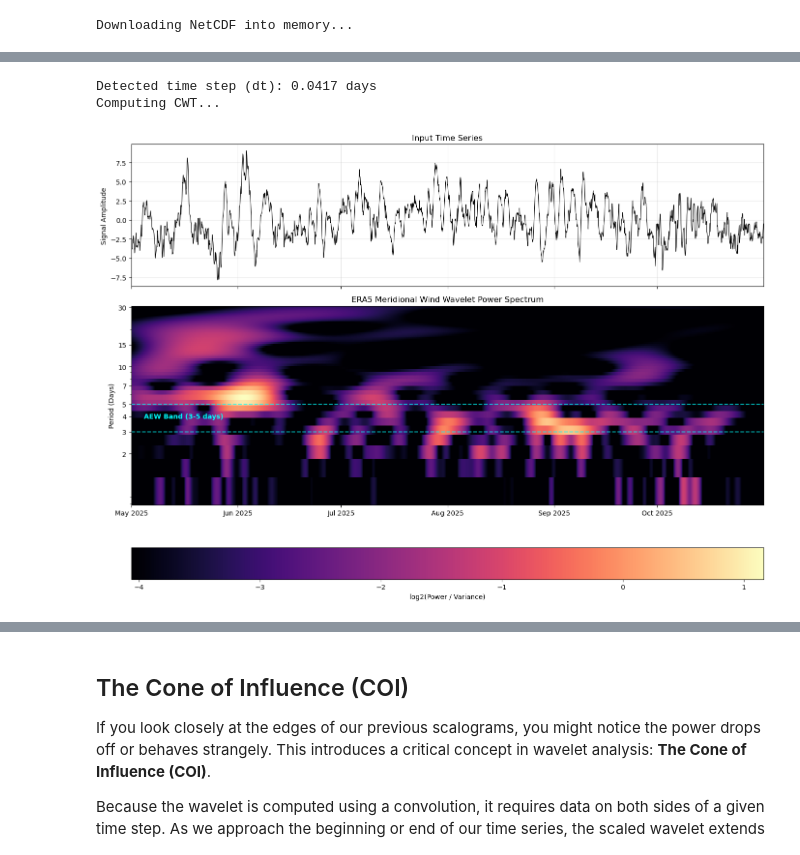
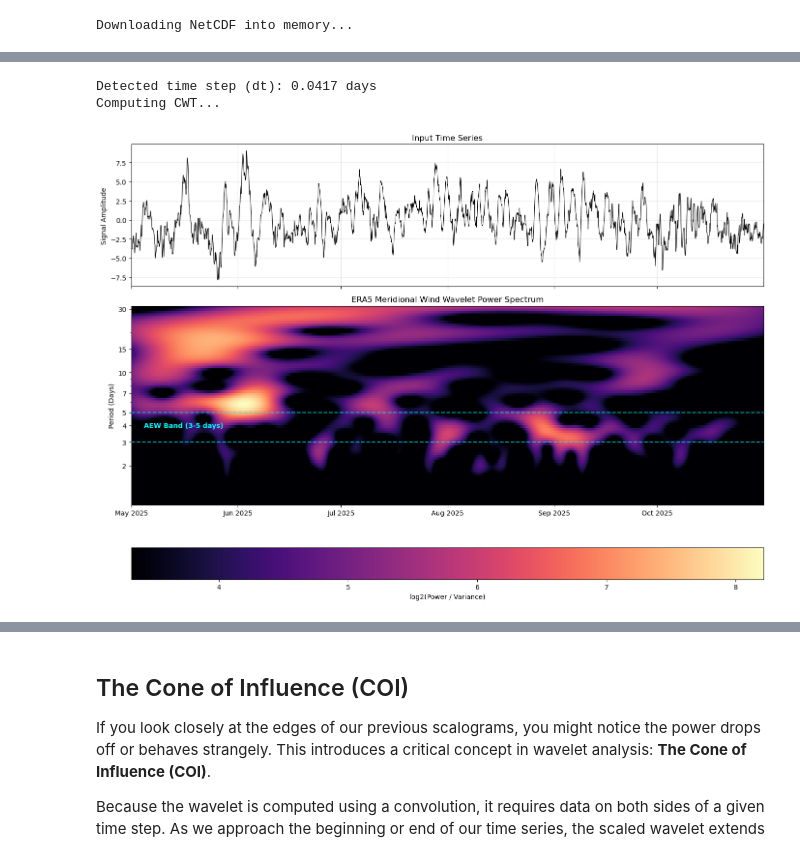
Before and after one commit to adriantompkins/climate-book, a Jupyter notebook: notebooks/part2_cda/climdata_wavelet_analysis.ipynb, the cells around one changed output, grey strips where cells are left out. Saved outputs shown, nothing was run; the diff lists cells and outputs as text; code cells hidden in the pictures.

Commit message:
bug corrections of the scaling for the wavelets

```diff
--- a/notebooks/part2_cda/climdata_wavelet_analysis.ipynb
+++ b/notebooks/part2_cda/climdata_wavelet_analysis.ipynb
@@ -392,13 +391,13 @@ def cwt_scratch(data, dt, scales, w0=6.0):
         if n_samples % 2 == 0: n_samples += 1
         t_wavelet = np.linspace(-half_width, half_width, n_samples)
 
-        # Generate wavelet using our earlier routine, yay!!! nnote the scale fac
-        wavelet = morlet_wavelet(t_wavelet/s, w0) * (1 / np.sqrt(s))
+        # Generate wavelet using our earlier routine, yay!
+        wavelet = morlet_wavelet(t_wavelet/s, w0)
 
         # Perform convolution, let's use numpy for this as we already saw this earlier
         # but if you want you can use the dot product we introduced in the DFT lecture
         # if you really really want to :-)
-        full_conv = np.convolve(data, np.conj(wavelet), mode='full') * dt
+        full_conv = np.convolve(data, np.conj(wavelet), mode='full') * (np.sqrt(dt/s))
 
         # Manually slice the center to match n_signal
         #
@@ -638,45 +663,45 @@ print(f"Detected time step (dt): {dt_days:.4f} days")
 
 # --- PERFORM WAVELET ANALYSIS ---
 print("Computing CWT...")
-scales_era5 = np.arange(1, 30, 0.5)
+#scales_era5 = np.arange(1, 30, 0.5)
+scales_era5 = np.geomspace(1, 30, num=80)
 
 w0 = 6.0  # Default Morlet parameter
 
 # Compute CWT using the dynamic dt
 cwt_era5 = cwt_scratch(v_wind_data, dt=dt_days, scales=scales_era5, w0=w0)
-power_era5 = (np.abs(cwt_era5)**2) / scales_era5[:, None]
-#power_era5 = np.abs(cwt_era5)**2
+power_era5 = np.abs(cwt_era5)**2
 
 # --- CONVERT SCALES TO FOURIER PERIODS ---
 # Your plotting function expects 'periods', not raw scales
 fourier_factor = (4 * np.pi) / (w0 + np.sqrt(2 + w0**2))
 periods_era5 = scales_era5 * fourier_factor
 
 # --- 4. PLOT ---
 # Call your new professional plotting function!
 fig, ax_sig, ax_wav = plot_wavelet_spectrum(
     time=time_era5,
     periods=periods_era5,
     power=power_era5,
     title="ERA5 Meridional Wind Wavelet Power Spectrum",
     v_signal=v_wind_data,
     ylabel="Period (Days)"
 )
 
 # You can still add your AEW band highlights to the returned ax_wav object!
 ax_wav.axhline(y=3, color='cyan', linestyle='--', alpha=0.7, lw=1.5)
 ax_wav.axhline(y=5, color='cyan', linestyle='--', alpha=0.7, lw=1.5)
 
 # Place text dynamically based on the time array
 ax_wav.text(time_era5[int(len(time_era5)*0.02)], 4, 'AEW Band (3-5 days)',
             color='cyan', fontweight='bold', verticalalignment='center')
 
 plt.tight_layout()
 plt.show()
 # %% [output]
 Detected time step (dt): 0.0417 days
 Computing CWT...
-[figure, old version]
+[figure, new version]
 # %% [markdown]
 ## 4. Transitioning to Standard Packages (`PyWavelets`)
 
```
Also changed, not shown: parts of 18 cells of this notebook.
